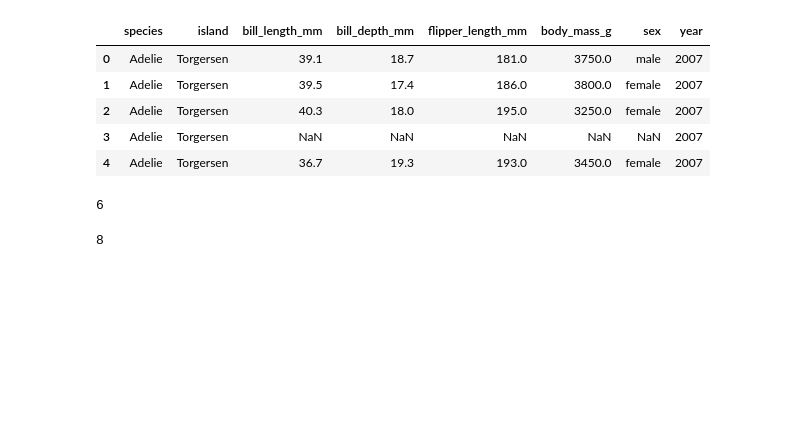
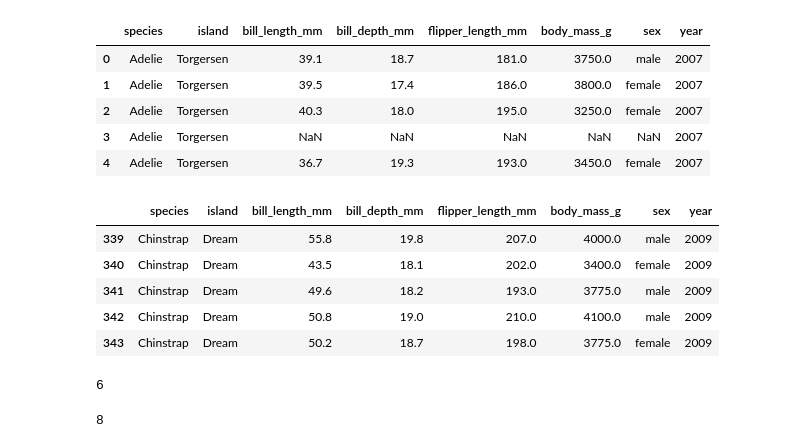
Before and after one commit to JanaEsther/czechitas-python-pro-datovou-analyzu-2024-02, a Jupyter notebook: notebooks/lekce-01/penguins.ipynb, the cells around one changed output. Drawn from its saved outputs; the diff is of its cells as text; code cells hidden in the pictures; blank space fills up the shorter version.

```diff
--- a/notebooks/lekce-01/penguins.ipynb
+++ b/notebooks/lekce-01/penguins.ipynb
@@ -38,6 +46,15 @@ penguins.head()
 | 2 | Adelie | Torgersen | 40.3 | 18.0 | 195.0 | 3250.0 | female | 2007 |
 | 3 | Adelie | Torgersen | NaN | NaN | NaN | NaN | NaN | 2007 |
 | 4 | Adelie | Torgersen | 36.7 | 19.3 | 193.0 | 3450.0 | female | 2007 |
+# %%
+penguins.tail()
+# %% [output]
+|  | species | island | bill_length_mm | bill_depth_mm | flipper_length_mm | body_mass_g | sex | year |
+| 339 | Chinstrap | Dream | 55.8 | 19.8 | 207.0 | 4000.0 | male | 2009 |
+| 340 | Chinstrap | Dream | 43.5 | 18.1 | 202.0 | 3400.0 | female | 2009 |
+| 341 | Chinstrap | Dream | 49.6 | 18.2 | 193.0 | 3775.0 | male | 2009 |
+| 342 | Chinstrap | Dream | 50.8 | 19.0 | 210.0 | 4100.0 | male | 2009 |
+| 343 | Chinstrap | Dream | 50.2 | 18.7 | 198.0 | 3775.0 | female | 2009 |
 # %%
 penguins_5000_gt = penguins[penguins["body_mass_g"]== 5000]
 # %%
```
Also changed, not shown: parts of 4 cells of this notebook, 9 other files.
